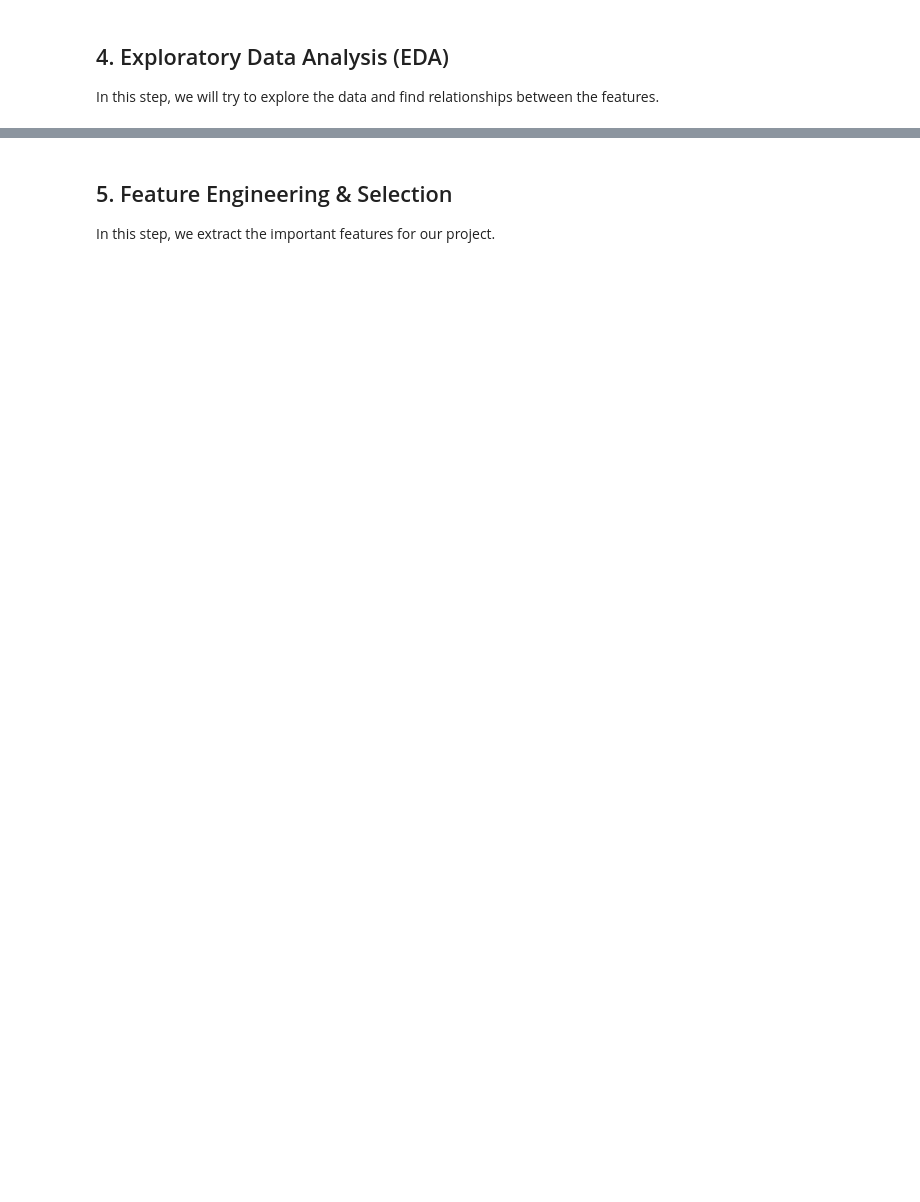
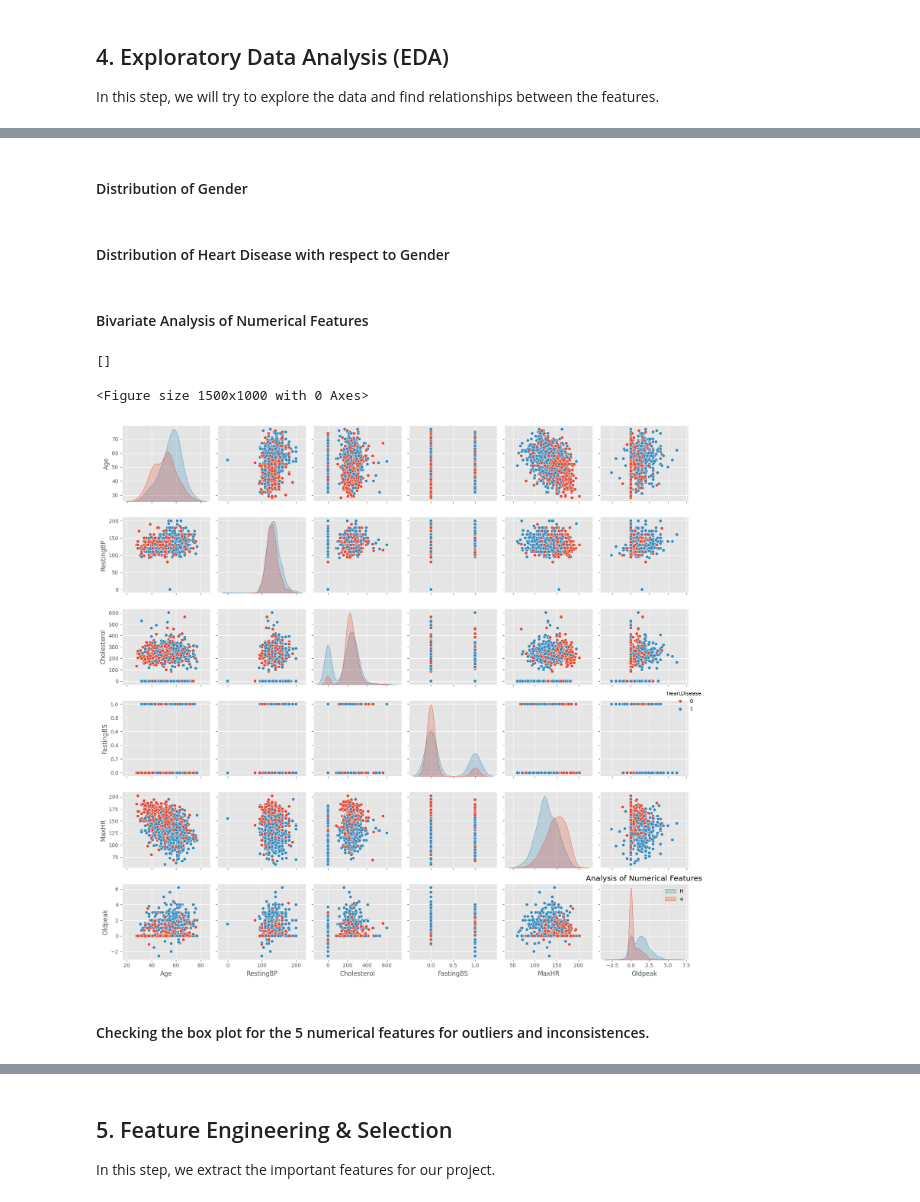
Before and after one commit to kareem-ghazi/heart-failure-prediction, a Jupyter notebook: src/heart-disease-prediction.ipynb, the cells around one changed output, grey strips where cells are left out. Drawn from its saved outputs; the diff is of its cells as text; code cells hidden in the pictures; blank space fills up the shorter version.

```diff
--- a/src/heart-disease-prediction.ipynb
+++ b/src/heart-disease-prediction.ipynb
@@ -204,0 +191,5 @@ In this step, we will try to explore the data and find relationships between the
+# %%
+# Convert all 'object' types into 'string' types.
+categorical_columns = data.select_dtypes(include="object").columns
+data[categorical_columns] = data[categorical_columns].astype("string")
+data.dtypes
@@ -204,0 +233,2 @@ In this step, we will try to explore the data and find relationships between the
+# %% [markdown]
+#### Distribution of Gender
@@ -204,0 +241,2 @@ In this step, we will try to explore the data and find relationships between the
+# %% [markdown]
+#### Distribution of Heart Disease with respect to Gender
@@ -204,0 +252,15 @@ In this step, we will try to explore the data and find relationships between the
+# %% [markdown]
+#### Bivariate Analysis of Numerical Features
+# %%
+plt.figure(figsize=(15, 10))
+sns.pairplot(data, hue="HeartDisease")
+plt.title("Analysis of Numerical Features")
+plt.legend("HeartDisease")
+plt.tight_layout()
+plt.plot()
+# %% [output]
+[]
+<Figure size 1500x1000 with 0 Axes>
+[figure, added]
+# %% [markdown]
+#### Checking the box plot for the 5 numerical features for outliers and inconsistences.
```
Also changed, not shown: parts of 25 cells of this notebook, 3 other files.
